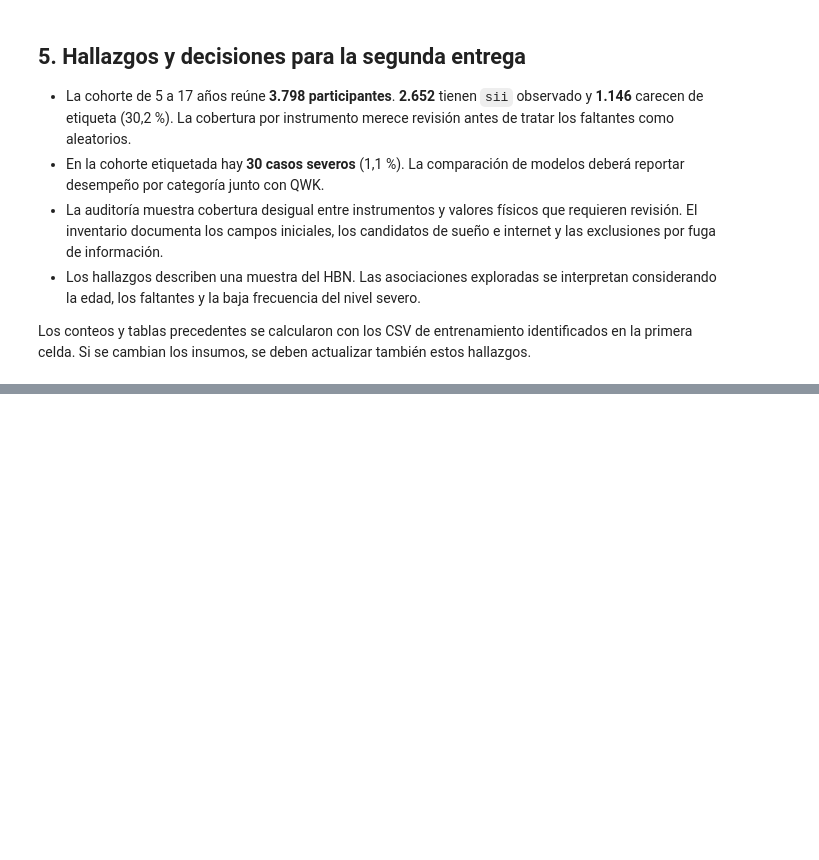
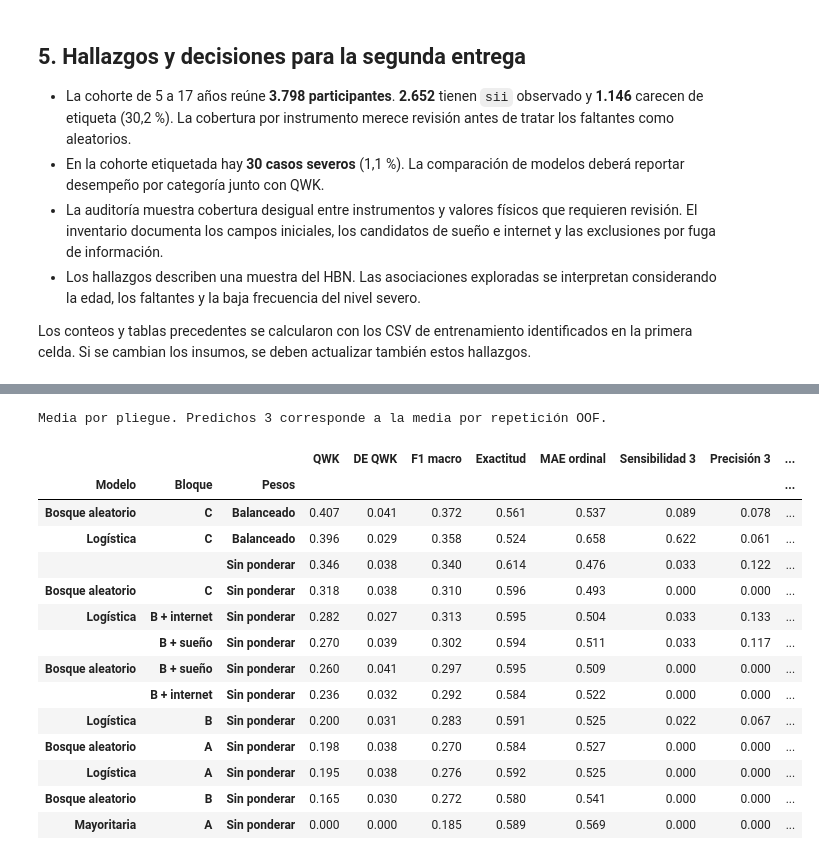
Before and after one commit to vivianaf926/UsoProblematicoInternet-VFP-MIAA-2026, a Jupyter notebook: entrega_2/EDA_PIU_Viviana.ipynb, the cells around one changed output, grey strips where cells are left out. Drawn from its saved outputs; the diff is of its cells as text; code cells hidden in the pictures; blank space fills up the shorter version.

```diff
--- a/entrega_2/EDA_PIU_Viviana.ipynb
+++ b/entrega_2/EDA_PIU_Viviana.ipynb
@@ -423,0 +533,73 @@ Los conteos y tablas precedentes se calcularon con los CSV de entrenamiento iden
+# %%
+strategies = {("Mayoritaria", "A", "Sin ponderar"): DummyClassifier(strategy="most_frequent")}
+for name, model in models.items():
+    for block, columns in blocks.items():
+        strategies[(name, block, "Sin ponderar")] = make_pipeline(clone(model), columns)
+    balanced = clone(model).set_params(class_weight="balanced")
+    strategies[(name, "C", "Balanceado")] = make_pipeline(balanced, blocks["C"])
+
+def measure(actual, predicted):
+    return {
+        "QWK": cohen_kappa_score(actual, predicted, labels=list(classes), weights="quadratic"),
+        "F1 macro": f1_score(actual, predicted, labels=list(classes),
+                             average="macro", zero_division=0),
+        "Exactitud": accuracy_score(actual, predicted),
+        "MAE ordinal": mean_absolute_error(actual, predicted),
+        "Sensibilidad 3": recall_score(actual, predicted, labels=[3],
+                                      average="macro", zero_division=0),
+        "Precisión 3": precision_score(actual, predicted, labels=[3],
+                                      average="macro", zero_division=0),
+        "Predichos 3": int((predicted == 3).sum()),
+    }
+
+fold_rows = []
+repeat_rows = []
+oof_by_strategy = {}
+with threadpool_limits(limits=1):
+    for key, strategy in strategies.items():
+        model_name, block, weighting = key
+        x = features[blocks[block]]
+        oof = np.full((n_repeats, len(y)), -1, dtype=int)
+        for number, (fit_rows, eval_rows) in enumerate(splits):
+            repetition, fold = divmod(number, n_folds)
+            model = clone(strategy).fit(x.iloc[fit_rows], y[fit_rows])
+            pred = model.predict(x.iloc[eval_rows]).astype(int)
+            assert (oof[repetition, eval_rows] == -1).all()
+            oof[repetition, eval_rows] = pred
+            fold_rows.append([*key, repetition + 1, fold + 1, *measure(y[eval_rows], pred).values()])
+        assert np.isin(oof, classes).all()
+        oof_by_strategy[key] = oof
+        for repetition, pred in enumerate(oof, start=1):
+            repeat_rows.append([*key, repetition, *measure(y, pred).values()])
+
+identity = ["Modelo", "Bloque", "Pesos"]
+metric_names = list(measure(y, y))
+fold_metrics = pd.DataFrame(fold_rows, columns=identity + ["Repetición", "Pliegue"] + metric_names)
+rep_metrics = pd.DataFrame(repeat_rows, columns=identity + ["Repetición"] + metric_names)
+
+cv_groups = fold_metrics.groupby(identity, sort=False)
+summary_models = cv_groups[metric_names[:-1]].mean()
+summary_models.insert(1, "DE QWK", cv_groups["QWK"].std())
+summary_models["Predichos 3 / cohorte"] = (
+    rep_metrics.groupby(identity, sort=False)["Predichos 3"].mean()
+)
+summary_models = summary_models.sort_values("QWK", ascending=False)
+print("Media por pliegue. Predichos 3 corresponde a la media por repetición OOF.")
+display(summary_models.round(3))
+# %% [output]
+Media por pliegue. Predichos 3 corresponde a la media por repetición OOF.
+|  |  |  | QWK | DE QWK | F1 macro | Exactitud | MAE ordinal | Sensibilidad 3 | Precisión 3 | ... |
+| Modelo | Bloque | Pesos |  |  |  |  |  |  |  | ... |
+| Bosque aleatorio | C | Balanceado | 0.407 | 0.041 | 0.372 | 0.561 | 0.537 | 0.089 | 0.078 | ... |
+| Logística | C | Balanceado | 0.396 | 0.029 | 0.358 | 0.524 | 0.658 | 0.622 | 0.061 | ... |
+|  |  | Sin ponderar | 0.346 | 0.038 | 0.340 | 0.614 | 0.476 | 0.033 | 0.122 | ... |
+| Bosque aleatorio | C | Sin ponderar | 0.318 | 0.038 | 0.310 | 0.596 | 0.493 | 0.000 | 0.000 | ... |
+| Logística | B + internet | Sin ponderar | 0.282 | 0.027 | 0.313 | 0.595 | 0.504 | 0.033 | 0.133 | ... |
+|  | B + sueño | Sin ponderar | 0.270 | 0.039 | 0.302 | 0.594 | 0.511 | 0.033 | 0.117 | ... |
+| Bosque aleatorio | B + sueño | Sin ponderar | 0.260 | 0.041 | 0.297 | 0.595 | 0.509 | 0.000 | 0.000 | ... |
+|  | B + internet | Sin ponderar | 0.236 | 0.032 | 0.292 | 0.584 | 0.522 | 0.000 | 0.000 | ... |
+| Logística | B | Sin ponderar | 0.200 | 0.031 | 0.283 | 0.591 | 0.525 | 0.022 | 0.067 | ... |
+| Bosque aleatorio | A | Sin ponderar | 0.198 | 0.038 | 0.270 | 0.584 | 0.527 | 0.000 | 0.000 | ... |
+| Logística | A | Sin ponderar | 0.195 | 0.038 | 0.276 | 0.592 | 0.525 | 0.000 | 0.000 | ... |
+| Bosque aleatorio | B | Sin ponderar | 0.165 | 0.030 | 0.272 | 0.580 | 0.541 | 0.000 | 0.000 | ... |
+| Mayoritaria | A | Sin ponderar | 0.000 | 0.000 | 0.185 | 0.589 | 0.569 | 0.000 | 0.000 | ... |
```
Also changed, not shown: parts of 9 cells of this notebook, 1 other file.
